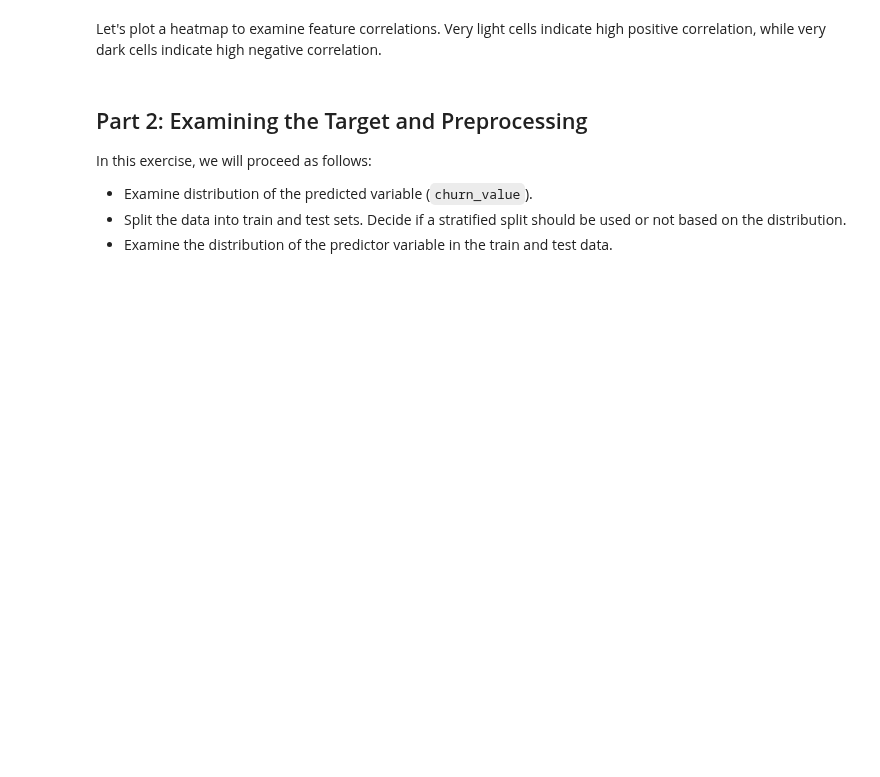
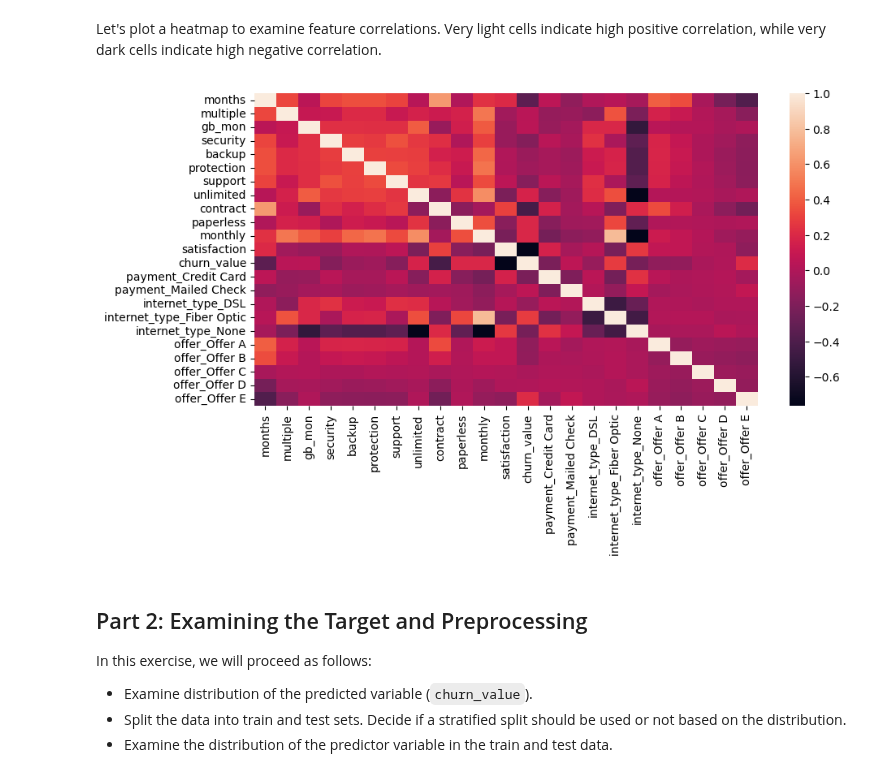
Before and after one commit to htetaunglynn94/coursera, a Jupyter notebook: ibm_ml_series/supervised_ml_classification/module_5/holab_bagging.ipynb, the cells around one changed output. Drawn from its saved outputs; the diff is of its cells as text; code cells hidden in the pictures; blank space fills up the shorter version.

```diff
--- a/ibm_ml_series/supervised_ml_classification/module_5/holab_bagging.ipynb
+++ b/ibm_ml_series/supervised_ml_classification/module_5/holab_bagging.ipynb
@@ -64,8 +143,11 @@ data.dtypes
 # %% [markdown]
 Let's plot a heatmap to examine feature correlations. Very light cells indicate high positive correlation, while very dark cells indicate high negative correlation.
 # %%
-fig, ax = plt.subplots(figsize=(15,10))
-sns.heatmap(data.corr())
+plt.figure(figsize=(10,5))
+sns.heatmap(data.corr(), annot=False)
+plt.show()
+# %% [output]
+[figure, added]
 # %% [markdown]
 <h2 id="TargPreproc">Part 2: Examining the Target and Preprocessing</h2>
 
```
Also changed, not shown: parts of 41 cells of this notebook, 2 other files.
